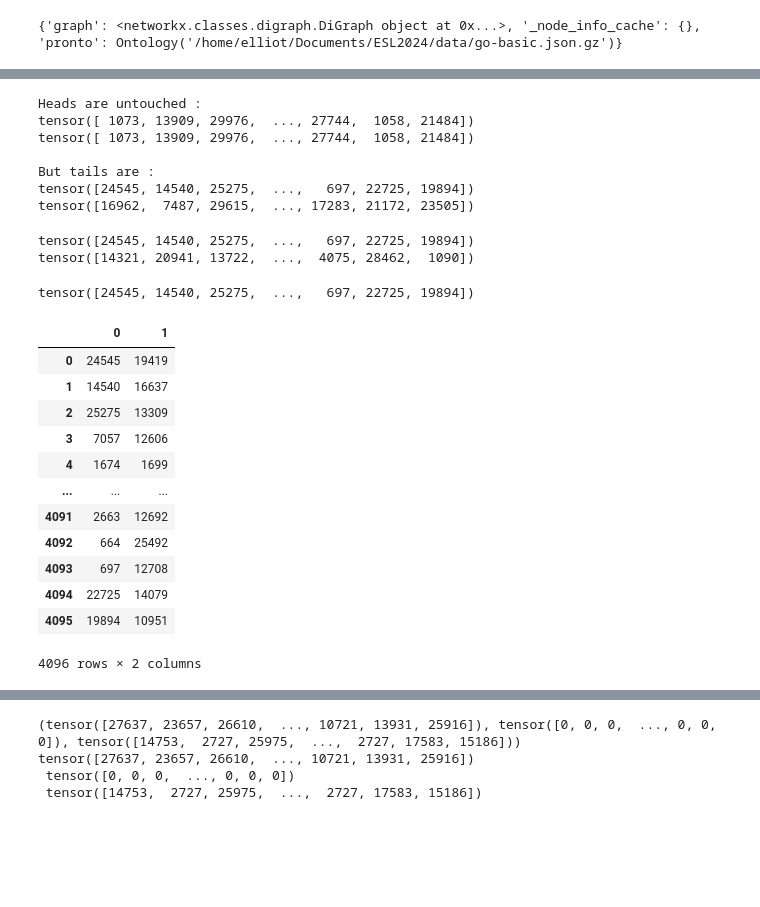
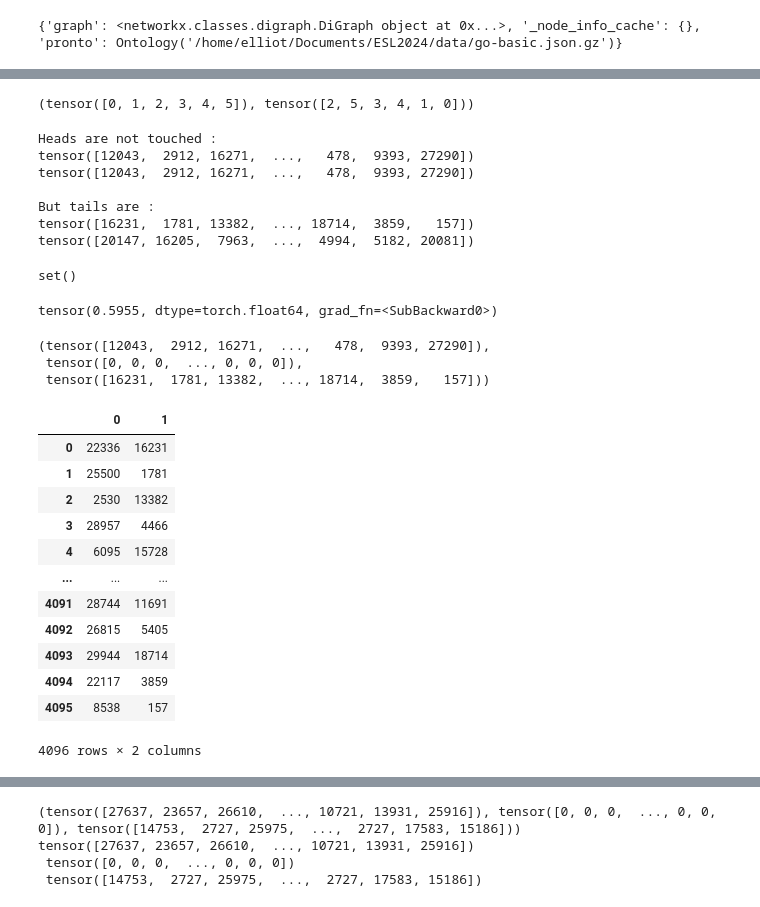
Before and after one commit to ElliotButz/ESL2024, a Jupyter notebook: code/02_ReTrain_ComplEx_with_LinSim.ipynb, the cells around one changed output, grey strips where cells are left out. Drawn from its saved outputs; the diff is of its cells as text; code cells hidden in the pictures; blank space fills up the shorter version.

```diff
--- a/code/02_ReTrain_ComplEx_with_LinSim.ipynb
+++ b/code/02_ReTrain_ComplEx_with_LinSim.ipynb
@@ -324,3 +331,9 @@ display(mapped_iric)
+# %%
+a = torch.tensor([0,1,2,3,4,5])
+b = shuffle_tensor(a)
+a,b
+# %% [output]
+(tensor([0, 1, 2, 3, 4, 5]), tensor([2, 5, 3, 4, 1, 0]))
 # %%
 class tail_only_ComplEx(ComplEx):
 
@@ -337,17 +350,15 @@ class tail_only_ComplEx(ComplEx):
         ) -> torch.Tuple[torch.Tensor, torch.Tensor, torch.Tensor]:
 
         """
-        Randomly samples negative triplets by either replacing the tail.
+        Randomly samples negative triplets by replacing the tail.
         Args:
             head_index (torch.Tensor): The head indices.
             rel_type (torch.Tensor): The relation type.
             tail_index (torch.Tensor): The tail indices.
         """
 
-        rnd_index = torch.randint(self.num_nodes, head_index.size(), device=head_index.device)
 
-        tail_index = tail_index.clone()
-        tail_index[0:] = rnd_index[0:]
+        tail_index = shuffle_tensor(tail_index.clone())
 
         return head_index, rel_type, tail_index
 
@@ -358,6 +369,7 @@ to = tail_only_ComplEx(
 ).to(device)
 
 
+
 print("Heads are not touched :")
 print(batchy[0])
 print(to.random_sample(*batchy)[0])
@@ -365,14 +377,22 @@ print(to.random_sample(*batchy)[0])
 print("\nBut tails are :")
 print(batchy[2])
 print(to.random_sample(*batchy)[2])
+
+def tens_to_set(t):
+    return set(t.tolist())
+
+t, f = batchy[2], to.random_sample(*batchy)[2]
+st, sf = tens_to_set(t), tens_to_set(f)
+st - sf
 # %% [output]
-Heads are untouched :
-tensor([ 1073, 13909, 29976,  ..., 27744,  1058, 21484])
-tensor([ 1073, 13909, 29976,  ..., 27744,  1058, 21484])
+Heads are not touched :
+tensor([12043,  2912, 16271,  ...,   478,  9393, 27290])
+tensor([12043,  2912, 16271,  ...,   478,  9393, 27290])
 
 But tails are :
-tensor([24545, 14540, 25275,  ...,   697, 22725, 19894])
-tensor([16962,  7487, 29615,  ..., 17283, 21172, 23505])
+tensor([16231,  1781, 13382,  ..., 18714,  3859,   157])
+tensor([20147, 16205,  7963,  ...,  4994,  5182, 20081])
+set()
 # %%
 class lin_ComplEx(tail_only_ComplEx):
   def loss(
@@ -399,11 +419,16 @@ class lin_ComplEx(tail_only_ComplEx):
         neg_target = torch.zeros_like(neg_score)
         target = torch.cat([pos_target, neg_target], dim=0)
 
-        # Calculating LinSim(positive_head, negative_head)
+        # stacking true and falses tails in df :
+        pos_and_neg_tails = pd.DataFrame(torch.stack((tail_index,false_tail_index)).transpose(0,1)).astype("int")
+
+        # Calculating LinSim(positive_head, negative_head) :
+        similarities = torch.tensor(pos_and_neg_tails.apply(lambda row : lin_sim_on_mapped_terms(row[0], row[1]),
+                                                      axis = 1).values
+                                    )
 
 
-
-        return F.binary_cross_entropy_with_logits(scores, target)
+        return F.binary_cross_entropy_with_logits(scores, target) - torch.mean(similarities)
 
 lc = lin_ComplEx(
     num_nodes=train_data.num_nodes,
@@ -411,27 +436,29 @@ lc = lin_ComplEx(
     hidden_channels=hidden_channels,
 ).to(device)
 
-l, t, f = lc.loss(*batchy)
+lc.loss(*batchy)
 # %% [output]
-tensor([24545, 14540, 25275,  ...,   697, 22725, 19894])
-tensor([14321, 20941, 13722,  ...,  4075, 28462,  1090])
+tensor(0.5955, dtype=torch.float64, grad_fn=<SubBackward0>)
-# %%
-t.transpose(0,-1)
-# %% [output]
-tensor([24545, 14540, 25275,  ...,   697, 22725, 19894])
+# %%
+batchy
+# %% [output]
+(tensor([12043,  2912, 16271,  ...,   478,  9393, 27290]),
+ tensor([0, 0, 0,  ..., 0, 0, 0]),
+ tensor([16231,  1781, 13382,  ..., 18714,  3859,   157]))
 # %%
-pd.DataFrame(torch.stack((t,f)).transpose(0,1)).apply()
+a = pd.DataFrame(torch.stack((t,f)).transpose(0,1)).astype("int")
+display(a)
 # %% [output]
 |  | 0 | 1 |
-| 0 | 24545 | 19419 |
-| 1 | 14540 | 16637 |
-| 2 | 25275 | 13309 |
-| 3 | 7057 | 12606 |
-| 4 | 1674 | 1699 |
+| 0 | 22336 | 16231 |
+| 1 | 25500 | 1781 |
+| 2 | 2530 | 13382 |
+| 3 | 28957 | 4466 |
+| 4 | 6095 | 15728 |
 | ... | ... | ... |
-| 4091 | 2663 | 12692 |
-| 4092 | 664 | 25492 |
-| 4093 | 697 | 12708 |
-| 4094 | 22725 | 14079 |
-| 4095 | 19894 | 10951 |
+| 4091 | 28744 | 11691 |
+| 4092 | 26815 | 5405 |
+| 4093 | 29944 | 18714 |
+| 4094 | 22117 | 3859 |
+| 4095 | 8538 | 157 |
 4096 rows × 2 columns
```
Also changed, not shown: parts of 11 cells of this notebook.
